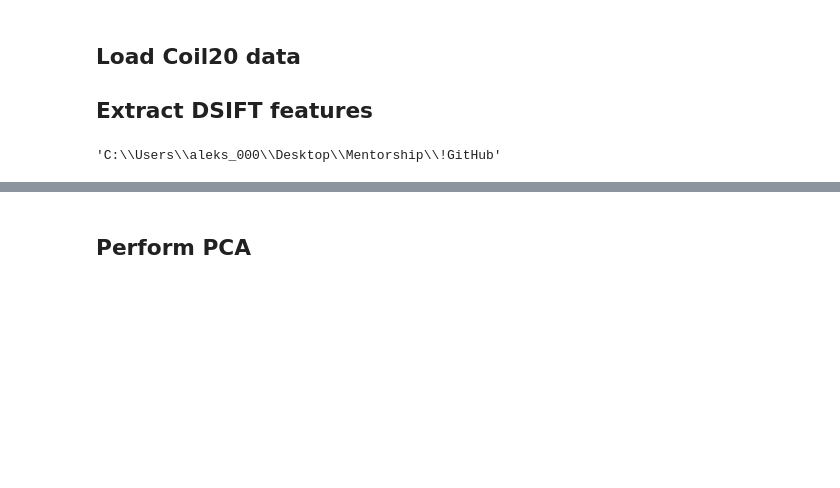
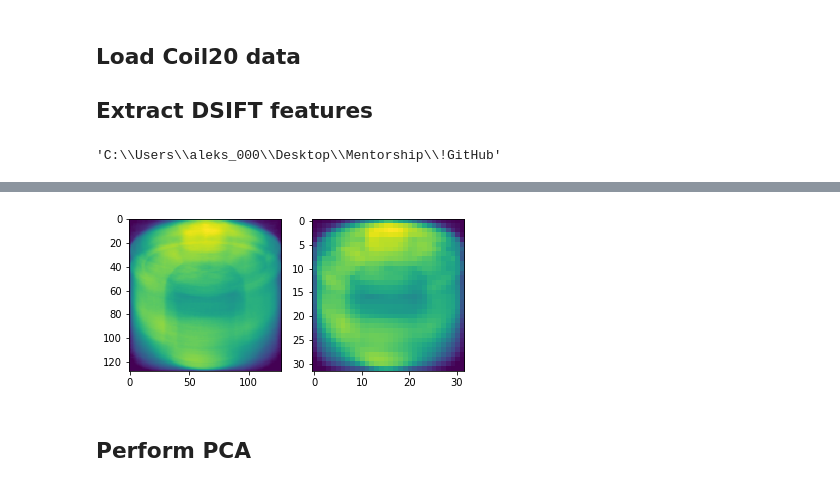
Before and after one commit to zheng-alice/Deep-Subspace-Clustering, a Jupyter notebook: Verbose.ipynb, the cells around one changed output, grey strips where cells are left out. Cells and saved outputs as stored; diff of their text form; code cells hidden in the pictures; blank space fills up the shorter version.

```diff
--- a/Verbose.ipynb
+++ b/Verbose.ipynb
@@ -42,8 +55,11 @@ ax[1].imshow(np.mean(images_dsift[72*idx:72*(idx+1)], axis=0).reshape((-1, 128))
 # %%
 fig, ax = plt.subplots(1, 2)
 
-ax[0].imshow(np.std(images_raw, axis=0).reshape((-1, 128)));
-ax[1].imshow(np.std(images_dsift, axis=0).reshape((-1, 128)));
+ax[0].imshow(np.std(images_raw, axis=0));
+#ax[1].imshow(np.std(images_dsift, axis=0).reshape((-1, 128)));
+ax[1].imshow(np.std(images_compressed, axis=0));
+# %% [output]
+[figure, added]
 # %%
 from visualize import tSNE_2D, tSNE_3D
 # %%
```
Also changed, not shown: parts of 31 cells of this notebook.
